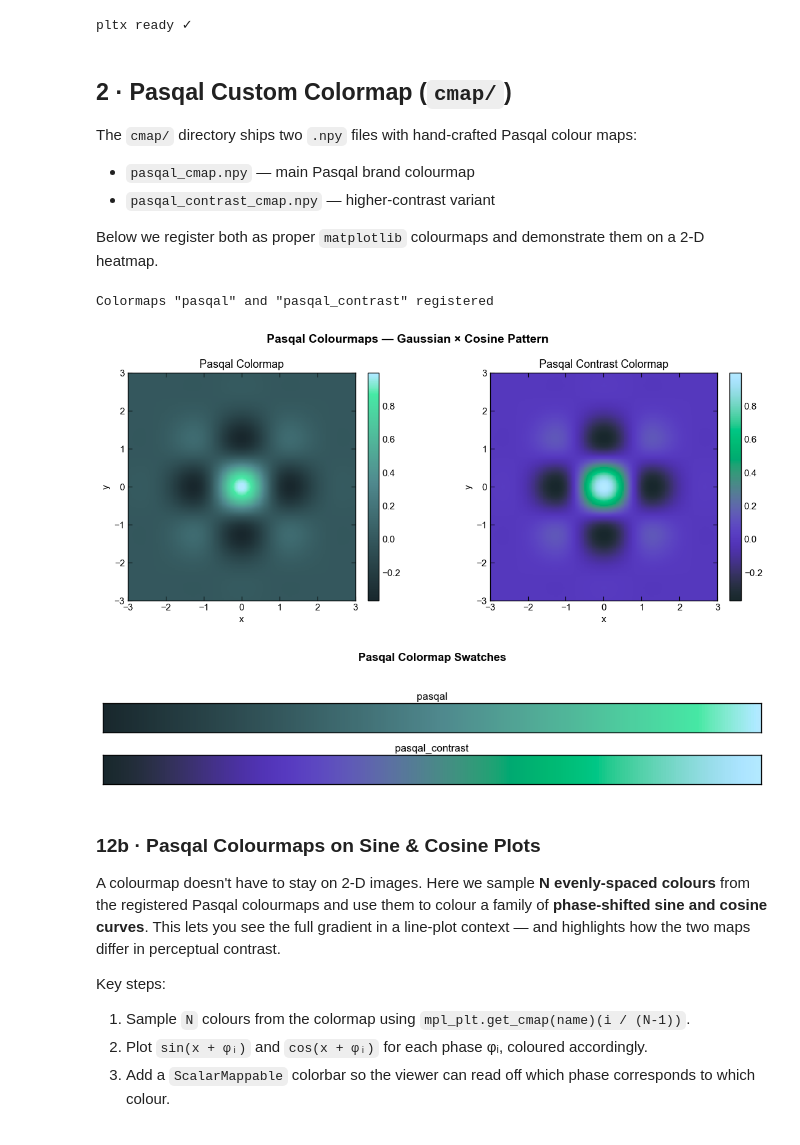
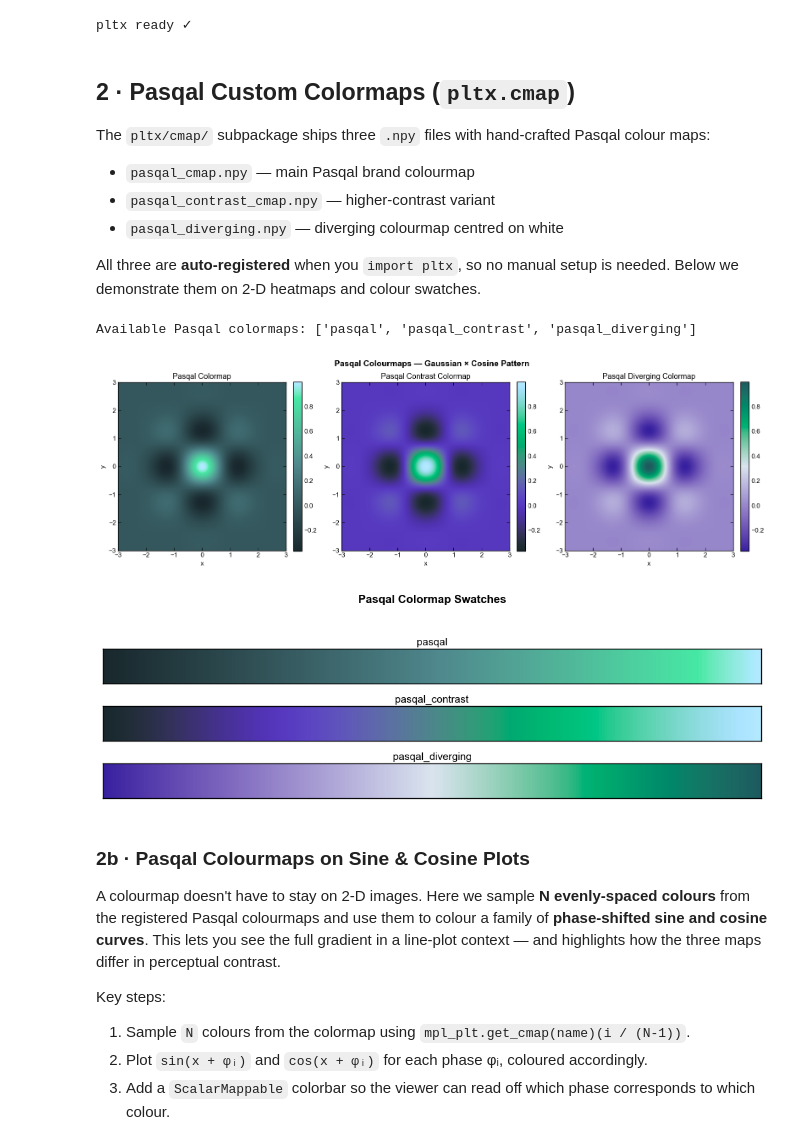
Before and after one commit to Brogis1/pltx, a Jupyter notebook: notebooks/showcase_pasqal.ipynb, the cells around one changed output. Drawn from its saved outputs; the diff is of its cells as text; code cells hidden in the pictures.

Commit message:
Added the diverging palette. Solved .npy not installing with pypi.

```diff
--- a/notebooks/showcase_pasqal.ipynb
+++ b/notebooks/showcase_pasqal.ipynb
@@ -43,47 +43,49 @@ print('pltx ready ✓')
 # %% [output]
 pltx ready ✓
 # %% [markdown]
-## 2 · Pasqal Custom Colormap (`cmap/`)
+## 2 · Pasqal Custom Colormaps (`pltx.cmap`)
 
-The `cmap/` directory ships two `.npy` files with hand-crafted Pasqal colour maps:
+The `pltx/cmap/` subpackage ships three `.npy` files with hand-crafted Pasqal colour maps:
 - `pasqal_cmap.npy` — main Pasqal brand colourmap
 - `pasqal_contrast_cmap.npy` — higher-contrast variant
+- `pasqal_diverging.npy` — diverging colourmap centred on white
 
-Below we register both as proper `matplotlib` colourmaps and demonstrate them on a 2-D heatmap.
+All three are **auto-registered** when you `import pltx`, so no manual setup is needed.
+Below we demonstrate them on 2-D heatmaps and colour swatches.
-# %%
-from cmap.register_cmap import register_pasqal_cmap
-
-register_pasqal_cmap()
-# %% [output]
-Colormaps "pasqal" and "pasqal_contrast" registered
+# %%
+# Colormaps are auto-registered on `import pltx` — nothing to do here.
+# Verify they are available:
+print('Available Pasqal colormaps:', [n for n in mpl_plt.colormaps() if 'pasqal' in n])
+# %% [output]
+Available Pasqal colormaps: ['pasqal', 'pasqal_contrast', 'pasqal_diverging']
 # %%
 # ── Demo data: 2-D Gaussian + sine modulation ─────────────────────────────────
 grid_x, grid_y = np.meshgrid(np.linspace(-3, 3, 200), np.linspace(-3, 3, 200))
 Z = np.exp(-(grid_x**2 + grid_y**2) / 2) * np.cos(2 * grid_x) * np.cos(2 * grid_y)
 
-fig, axes = mpl_plt.subplots(1, 2, figsize=(12, 5))
+fig, axes = mpl_plt.subplots(1, 3, figsize=(16, 5))
 
 for ax, cmap_name, title in zip(
     axes,
-    ['pasqal', 'pasqal_contrast'],
-    ['Pasqal Colormap', 'Pasqal Contrast Colormap'],
+    ['pasqal', 'pasqal_contrast', 'pasqal_diverging'],
+    ['Pasqal Colormap', 'Pasqal Contrast Colormap', 'Pasqal Diverging Colormap'],
 ):
     im = ax.imshow(Z, cmap=cmap_name, origin='lower',
                    extent=[-3, 3, -3, 3], aspect='equal')
     fig.colorbar(im, ax=ax, fraction=0.046, pad=0.04)
     plt.setup_axis(ax, xlabel='x', ylabel='y', title=title)
 
 fig.suptitle('Pasqal Colourmaps — Gaussian × Cosine Pattern',
              fontsize=14, fontweight='bold')
 mpl_plt.tight_layout()
 mpl_plt.show()
 # %% [output]
-[figure, old version]
+[figure, new version]
 # %%
 # ── Colormap swatch ───────────────────────────────────────────────────────────
-fig, axes = mpl_plt.subplots(2, 1, figsize=(10, 2))
+fig, axes = mpl_plt.subplots(3, 1, figsize=(10, 3))
 
-for ax, name in zip(axes, ['pasqal', 'pasqal_contrast']):
+for ax, name in zip(axes, ['pasqal', 'pasqal_contrast', 'pasqal_diverging']):
     gradient = np.linspace(0, 1, 256).reshape(1, -1)
     ax.imshow(gradient, aspect='auto', cmap=name)
     ax.set_yticks([])
@@ -94,13 +96,13 @@ mpl_plt.suptitle('Pasqal Colormap Swatches', fontsize=12, fontweight='bold', y=1
 mpl_plt.tight_layout()
 mpl_plt.show()
 # %% [output]
-[figure, old version]
+[figure, new version]
 # %% [markdown]
-### 12b · Pasqal Colourmaps on Sine & Cosine Plots
+### 2b · Pasqal Colourmaps on Sine & Cosine Plots
 
 A colourmap doesn't have to stay on 2-D images.
 Here we sample **N evenly-spaced colours** from the registered Pasqal colourmaps and use them to colour a family of **phase-shifted sine and cosine curves**.
-This lets you see the full gradient in a line-plot context — and highlights how the two maps differ in perceptual contrast.
+This lets you see the full gradient in a line-plot context — and highlights how the three maps differ in perceptual contrast.
 
 Key steps:
 1. Sample `N` colours from the colormap using `mpl_plt.get_cmap(name)(i / (N-1))`.
```
Also changed, not shown: parts of 1 cell of this notebook, 15 other files.
